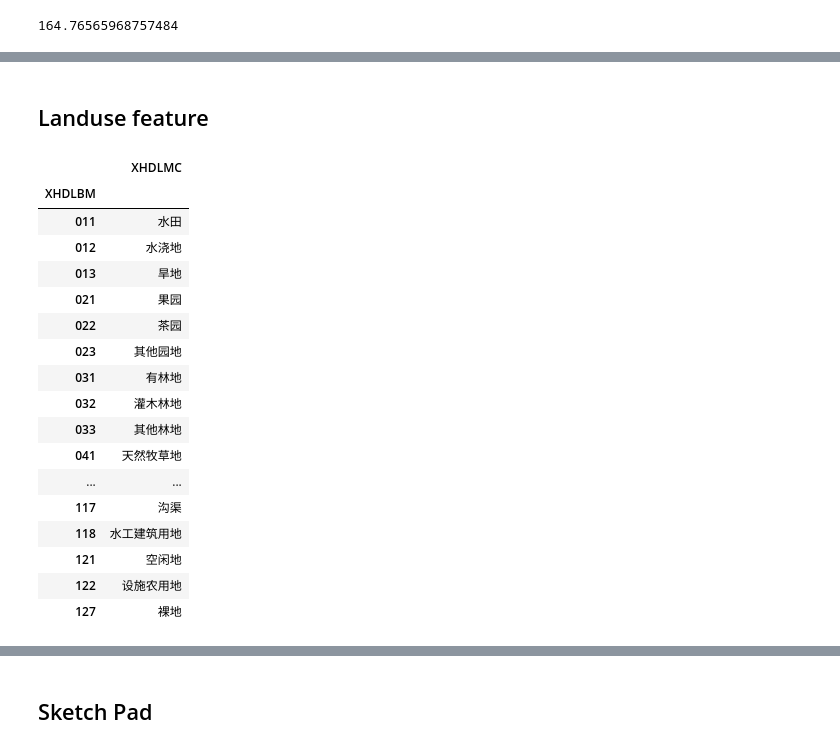
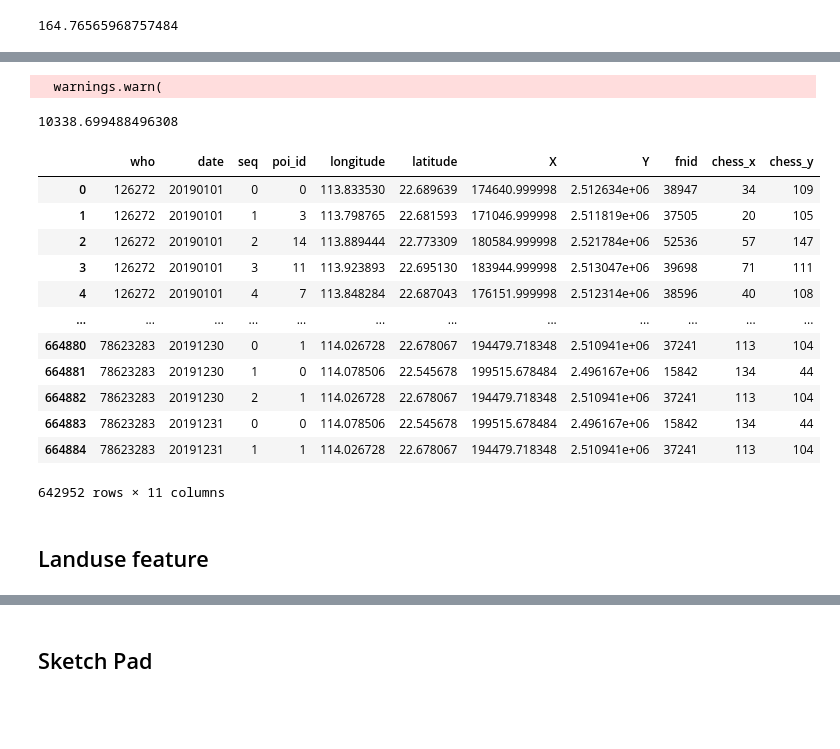
Before and after one commit to BoyangL1/spatial_cognitive, a Jupyter notebook: preprocessing/traj_feature_preprocessing_BEs.ipynb, the cells around one changed output, grey strips where cells are left out. Drawn from its saved outputs; the diff is of its cells as text; code cells hidden in the pictures; blank space fills up the shorter version.

```diff
--- a/preprocessing/traj_feature_preprocessing_BEs.ipynb
+++ b/preprocessing/traj_feature_preprocessing_BEs.ipynb
@@ -93,2 +200,38 @@ act_match = pd.DataFrame(act_geo_match_grids.drop(columns=['index_right', 'dista
+# %%
+act_points = act_points.to_crs(32650)
+act_points['X'] = act_points.geometry.x
+act_points['Y'] = act_points.geometry.y
+# %%
+# remove the rows with missing values
+# and add a sequence number for each record for each group
+act_points.dropna(inplace=True)
+act_points['seq'] = act_points.groupby(['who', 'date']).cumcount()
+# %%
+act_points = act_points.to_crs(4326)
+act_geo_match_grids = gpd.sjoin_nearest(act_points, grids, how='left', distance_col='distance')
+act_geo_match_grids['distance'].max() * 111 * 1e3
+# %% [output]
+  warnings.warn(
+10338.699488496308
+# %%
+act_mig_match = pd.DataFrame(act_geo_match_grids.drop(columns=['index_right', 'distance', 'geometry']))
+act_mig_match = act_mig_match[['who', 'date', 'seq', 'poi_id', 'longitude', 'latitude', 'X', 'Y',
+       'fnid', 'chess_x', 'chess_y']]
+# %%
+act_mig_match
+# %% [output]
+|  | who | date | seq | poi_id | longitude | latitude | X | Y | fnid | chess_x | chess_y |
+| 0 | 126272 | 20190101 | 0 | 0 | 113.833530 | 22.689639 | 174640.999998 | 2.512634e+06 | 38947 | 34 | 109 |
+| 1 | 126272 | 20190101 | 1 | 3 | 113.798765 | 22.681593 | 171046.999998 | 2.511819e+06 | 37505 | 20 | 105 |
+| 2 | 126272 | 20190101 | 2 | 14 | 113.889444 | 22.773309 | 180584.999998 | 2.521784e+06 | 52536 | 57 | 147 |
+| 3 | 126272 | 20190101 | 3 | 11 | 113.923893 | 22.695130 | 183944.999998 | 2.513047e+06 | 39698 | 71 | 111 |
+| 4 | 126272 | 20190101 | 4 | 7 | 113.848284 | 22.687043 | 176151.999998 | 2.512314e+06 | 38596 | 40 | 108 |
+| ... | ... | ... | ... | ... | ... | ... | ... | ... | ... | ... | ... |
+| 664880 | 78623283 | 20191230 | 0 | 1 | 114.026728 | 22.678067 | 194479.718348 | 2.510941e+06 | 37241 | 113 | 104 |
+| 664881 | 78623283 | 20191230 | 1 | 0 | 114.078506 | 22.545678 | 199515.678484 | 2.496167e+06 | 15842 | 134 | 44 |
+| 664882 | 78623283 | 20191230 | 2 | 1 | 114.026728 | 22.678067 | 194479.718348 | 2.510941e+06 | 37241 | 113 | 104 |
+| 664883 | 78623283 | 20191231 | 0 | 0 | 114.078506 | 22.545678 | 199515.678484 | 2.496167e+06 | 15842 | 134 | 44 |
+| 664884 | 78623283 | 20191231 | 1 | 1 | 114.026728 | 22.678067 | 194479.718348 | 2.510941e+06 | 37241 | 113 | 104 |
+642952 rows × 11 columns
 # %% [markdown]
 ## Landuse feature
@@ -98,21 +237,0 @@ landuse = gpd.read_file('./data/landuse/landuse_adjust.shp')
-# %%
-landuse[['XHDLBM', 'XHDLMC']].drop_duplicates().sort_values(by='XHDLBM').set_index('XHDLBM')
-# %% [output]
-|  | XHDLMC |
-| XHDLBM |  |
-| 011 | 水田 |
-| 012 | 水浇地 |
-| 013 | 旱地 |
-| 021 | 果园 |
-| 022 | 茶园 |
-| 023 | 其他园地 |
-| 031 | 有林地 |
-| 032 | 灌木林地 |
-| 033 | 其他林地 |
-| 041 | 天然牧草地 |
-| ... | ... |
-| 117 | 沟渠 |
-| 118 | 水工建筑用地 |
-| 121 | 空闲地 |
-| 122 | 设施农用地 |
-| 127 | 裸地 |
```
Also changed, not shown: parts of 37 cells of this notebook, 7 other files.
